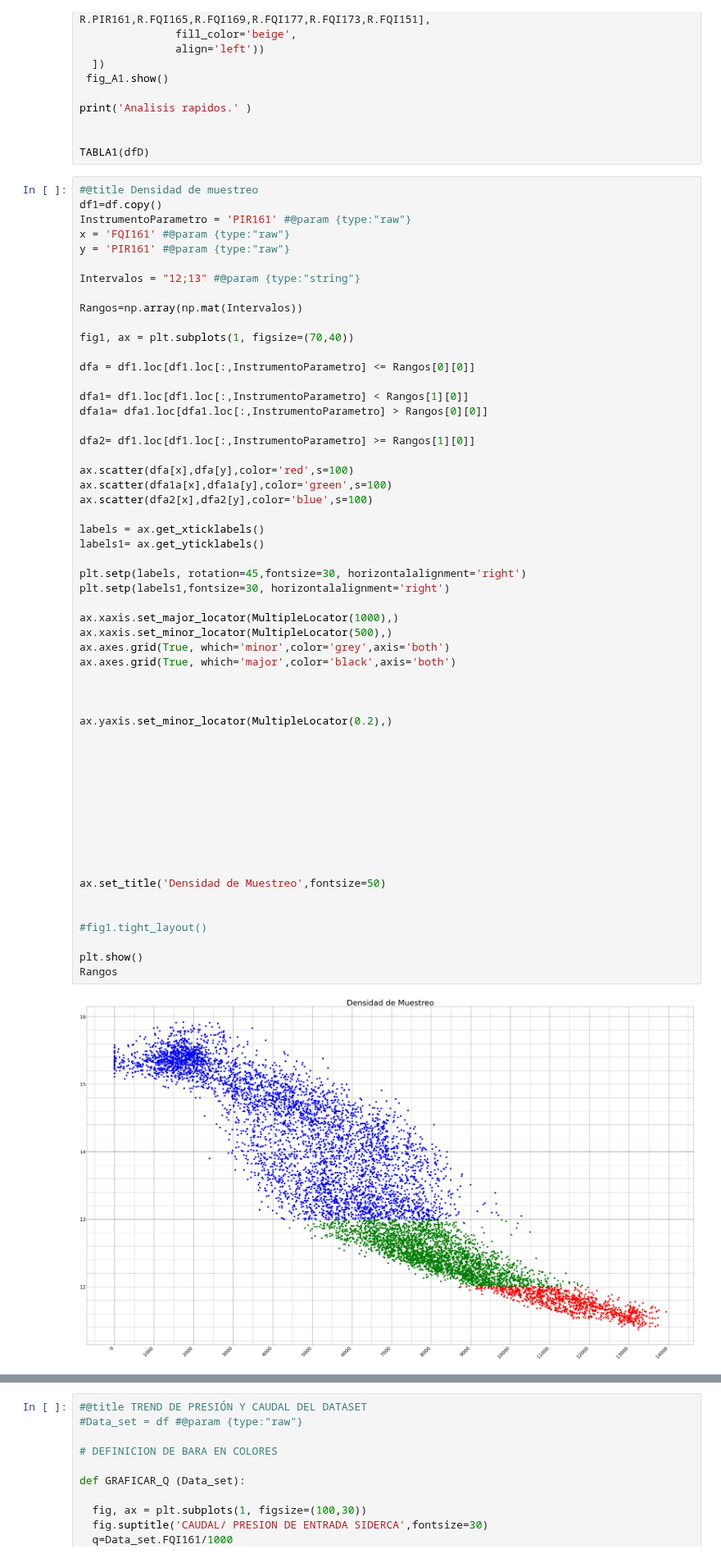
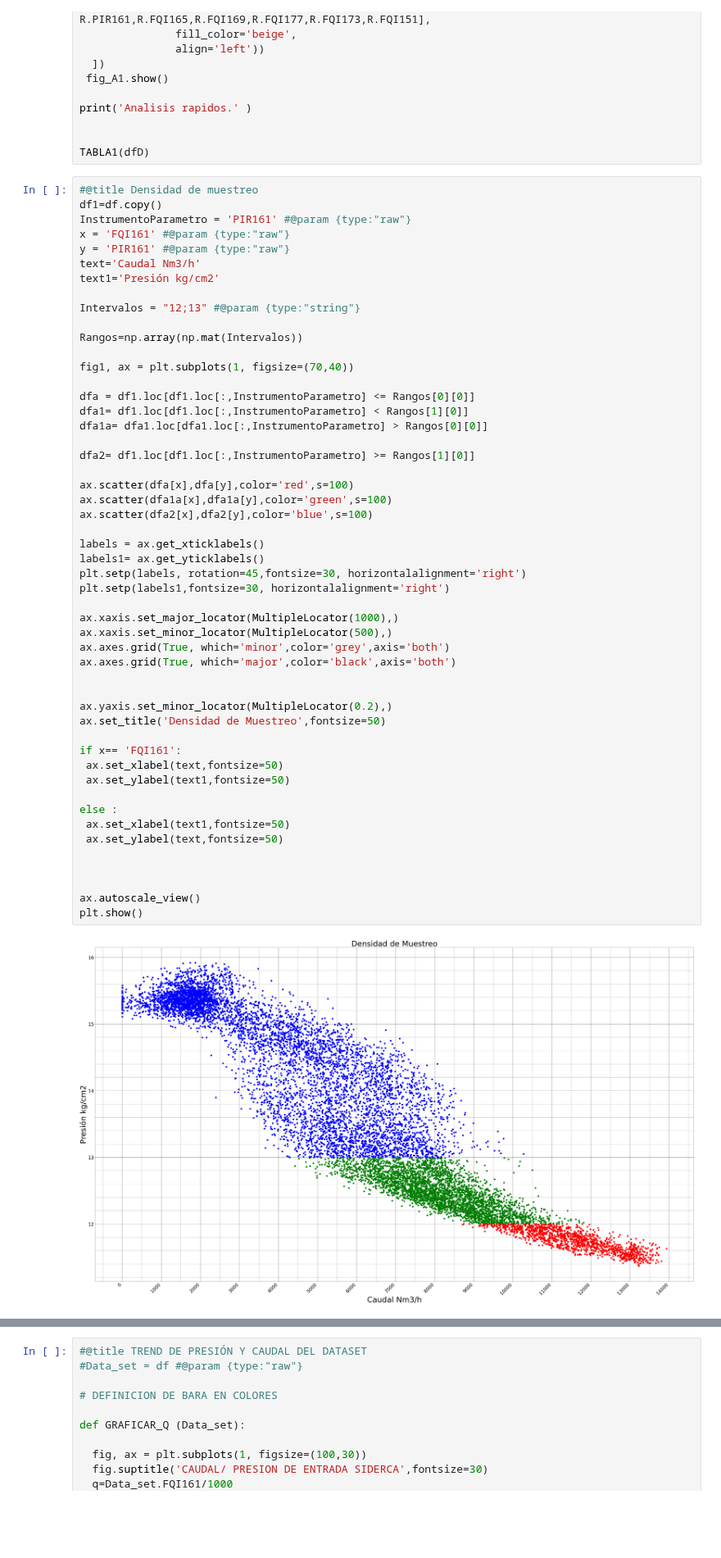
Before and after one commit to JuanCappelletti/Consteel_H06, a Jupyter notebook: ensayo.ipynb, the cells around one changed output, grey strips where cells are left out. Shown at 82% size. Cells and saved outputs as stored; diff of their text form; blank space fills up the shorter version.

```diff
--- a/ensayo.ipynb
+++ b/ensayo.ipynb
@@ -50,6 +50,8 @@ df1=df.copy()
 InstrumentoParametro = 'PIR161' #@param {type:"raw"}
 x = 'FQI161' #@param {type:"raw"}
 y = 'PIR161' #@param {type:"raw"}
+text='Caudal Nm3/h'
+text1='Presión kg/cm2'
 
 Intervalos = "12;13" #@param {type:"string"}
 
@@ -57,47 +59,41 @@ Rangos=np.array(np.mat(Intervalos))
 
 fig1, ax = plt.subplots(1, figsize=(70,40))
 
 dfa = df1.loc[df1.loc[:,InstrumentoParametro] <= Rangos[0][0]]
-
 dfa1= df1.loc[df1.loc[:,InstrumentoParametro] < Rangos[1][0]]
 dfa1a= dfa1.loc[dfa1.loc[:,InstrumentoParametro] > Rangos[0][0]]
 
 dfa2= df1.loc[df1.loc[:,InstrumentoParametro] >= Rangos[1][0]]
 
 ax.scatter(dfa[x],dfa[y],color='red',s=100)
 ax.scatter(dfa1a[x],dfa1a[y],color='green',s=100)
 ax.scatter(dfa2[x],dfa2[y],color='blue',s=100)
 
 labels = ax.get_xticklabels()
 labels1= ax.get_yticklabels()
-
 plt.setp(labels, rotation=45,fontsize=30, horizontalalignment='right')
 plt.setp(labels1,fontsize=30, horizontalalignment='right')
 
 ax.xaxis.set_major_locator(MultipleLocator(1000),)
 ax.xaxis.set_minor_locator(MultipleLocator(500),)
 ax.axes.grid(True, which='minor',color='grey',axis='both')
 ax.axes.grid(True, which='major',color='black',axis='both')
 
 
+ax.yaxis.set_minor_locator(MultipleLocator(0.2),)
+ax.set_title('Densidad de Muestreo',fontsize=50)
 
-ax.yaxis.set_minor_locator(MultipleLocator(0.2),)
+if x== 'FQI161':
+ ax.set_xlabel(text,fontsize=50)
+ ax.set_ylabel(text1,fontsize=50)
+
+else :
+ ax.set_xlabel(text1,fontsize=50)
+ ax.set_ylabel(text,fontsize=50)
 
 
 
-
-
-
-
-
-
-
-ax.set_title('Densidad de Muestreo',fontsize=50)
-
-
-#fig1.tight_layout()
-
+ax.autoscale_view()
 plt.show()
-Rangos
 # %% [output]
-[figure, old version]
+[figure, new version]
```
Also changed, not shown: parts of 1 cell of this notebook.
